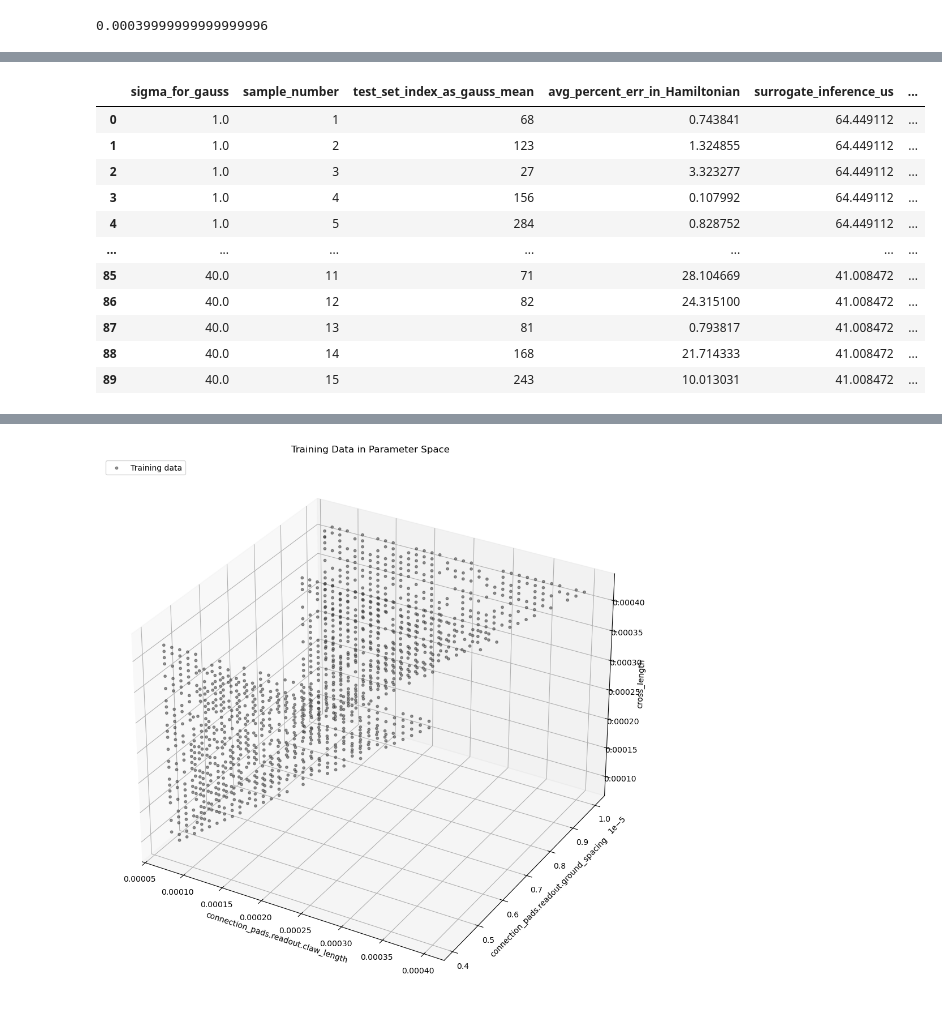
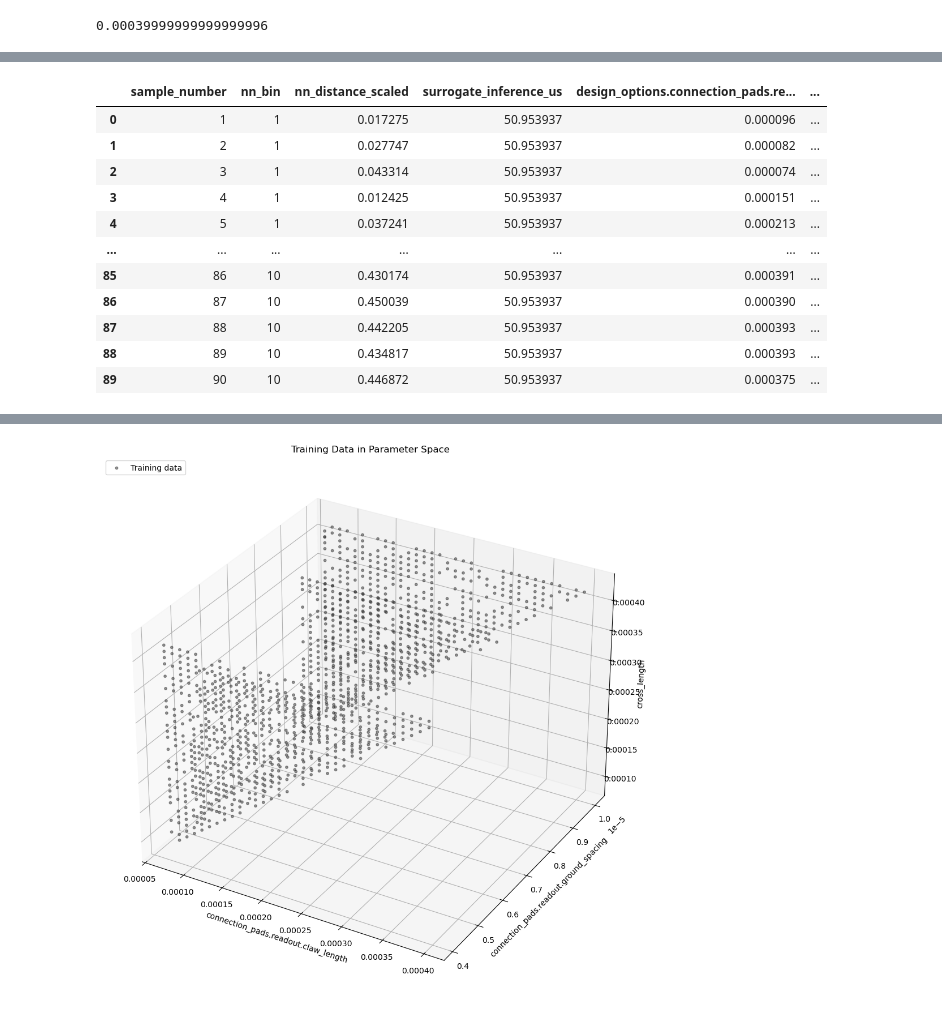
Before and after one commit to CosmiQuantum/ML_qubit_design, a Jupyter notebook: model_predict_qubit-TransmonCross-Hamiltonian_params/ml_14_surrogate_stress_test.ipynb, the cells around one changed output, grey strips where cells are left out. Cells and saved outputs as stored; diff of their text form; code cells hidden in the pictures.

Commit message:
updated stress test to randomly select samples across the data set

```diff
--- a/model_predict_qubit-TransmonCross-Hamiltonian_params/ml_14_surrogate_stress_test.ipynb
+++ b/model_predict_qubit-TransmonCross-Hamiltonian_params/ml_14_surrogate_stress_test.ipynb
@@ -428,0 +222,19 @@ First see how 'accuracy' scales with sigma, although this isnt really accurate b
+# %%
+#generate the random points and run them through the surrogate
+random_unscaled = generate_random_bounded(N_RANDOM_POINTS, param_ranges)
+
+#scale to [0,1] for the surrogate
+random_scaled = scale_qiskit(random_unscaled)
+
+#actually run through surrogate and time it
+print(f'Running {len(random_scaled)} samples through surrogate...')
+t0 = time.time()
+with tf.device('/CPU:0'):
+    predicted_Hamiltonian_scaled = surrogate.predict(random_scaled.astype('float32'), verbose=0)
+t1 = time.time()
+total_time = t1 - t0
+per_sample_us = (total_time / len(random_scaled)) * 1e6
+print(f'  Time: {total_time:.3f}s total, {per_sample_us:.1f} μs/sample')
+
+#unscale the predictions back to real values
+predicted_Hamiltonian_unscaled = unscale_Hamiltonian(predicted_Hamiltonian_scaled)
@@ -650,33 +383,26 @@ RANDOM 15 CANDIDATES — Sigma = 1% of param range
 # %%
-# Save a CSV with all the random candidates for Firas to simulate in Ansys
+#save a CSV with all 90 random candidates for Firas to simulate in Ansys
 export_rows = []
-for sigma_frac in SIGMA_FRACTIONS:
-    rc = random_candidates[sigma_frac]
-    for rank in range(len(rc['indices'])):
-        row = {
-            'sigma_for_gauss': sigma_frac * 100,
-            'sample_number': rank + 1,
-            'test_set_index_as_gauss_mean': rc['seed_idx'][rank],
-            'avg_percent_err_in_Hamiltonian': rc['mean_pct_error'][rank],
-            'surrogate_inference_us': all_results[sigma_frac]['per_sample_us'],
-        }
-        #qiskit metal params
-        for j, name in enumerate(qiskit_param_names):
-            val = rc['params_unscaled'][rank, j]
-            row[f'{name}'] = val
-        #surrogate predicted Hamiltonian params
-        for j, name in enumerate(Hamiltonian_column_names):
-            short = name.split('.')[-1] if '.' in name else name
-            row[f'surrogate_pred_{short}'] = rc['predicted_Hamiltonian_unscaled'][rank, j]
-        #target Hamiltonian params
-        for j, name in enumerate(Hamiltonian_column_names):
-            short = name.split('.')[-1] if '.' in name else name
-            row[f'target_{short}'] = rc['target_Hamiltonian_unscaled'][rank, j]
-        export_rows.append(row)
+for i in range(len(selected_idx)):
+    row = {
+        'sample_number': i + 1,
+        'nn_bin': int(selected_bin[i]),
+        'nn_distance_scaled': selected_nn_dist[i],
+        'surrogate_inference_us': per_sample_us,
+    }
+    #qiskit metal params
+    for j, name in enumerate(qiskit_param_names):
+        val = selected_params_unscaled[i, j]
+        row[f'{name}'] = val
+    #surrogate predicted Hamiltonian params
+    for j, name in enumerate(Hamiltonian_column_names):
+        short = name.split('.')[-1] if '.' in name else name
+        row[f'surrogate_pred_{short}'] = selected_pred_Hamiltonian[i, j]
+    export_rows.append(row)
 
 df_export = pd.DataFrame(export_rows)
-csv_path = 'random_candidates_for_ansys_validation_v3.csv'
+csv_path = 'random_candidates_for_ansys_validation_nn_bins.csv'
 df_export.to_csv(csv_path, index=False, float_format='%.6g')
-print(f'Saved {len(df_export)} random candidates to {csv_path} ({N_RANDOM} per sigma x {len(SIGMA_FRACTIONS)} sigmas)')
+print(f'Saved {len(df_export)} random candidates to {csv_path} ({N_PER_BIN} per bin x {N_BINS} bins)')
 display(df_export)
 # %% [output]
@@ -684,12 +410,12 @@ Saved 90 random candidates to random_candidates_for_ansys_validation_v3.csv (15
-|  | sigma_for_gauss | sample_number | test_set_index_as_gauss_mean | avg_percent_err_in_Hamiltonian | surrogate_inference_us | ... |
-| 0 | 1.0 | 1 | 68 | 0.743841 | 64.449112 | ... |
-| 1 | 1.0 | 2 | 123 | 1.324855 | 64.449112 | ... |
-| 2 | 1.0 | 3 | 27 | 3.323277 | 64.449112 | ... |
-| 3 | 1.0 | 4 | 156 | 0.107992 | 64.449112 | ... |
-| 4 | 1.0 | 5 | 284 | 0.828752 | 64.449112 | ... |
+|  | sample_number | nn_bin | nn_distance_scaled | surrogate_inference_us | design_options.connection_pads.re... | ... |
+| 0 | 1 | 1 | 0.017275 | 50.953937 | 0.000096 | ... |
+| 1 | 2 | 1 | 0.027747 | 50.953937 | 0.000082 | ... |
+| 2 | 3 | 1 | 0.043314 | 50.953937 | 0.000074 | ... |
+| 3 | 4 | 1 | 0.012425 | 50.953937 | 0.000151 | ... |
+| 4 | 5 | 1 | 0.037241 | 50.953937 | 0.000213 | ... |
 | ... | ... | ... | ... | ... | ... | ... |
-| 85 | 40.0 | 11 | 71 | 28.104669 | 41.008472 | ... |
-| 86 | 40.0 | 12 | 82 | 24.315100 | 41.008472 | ... |
-| 87 | 40.0 | 13 | 81 | 0.793817 | 41.008472 | ... |
-| 88 | 40.0 | 14 | 168 | 21.714333 | 41.008472 | ... |
-| 89 | 40.0 | 15 | 243 | 10.013031 | 41.008472 | ... |
+| 85 | 86 | 10 | 0.430174 | 50.953937 | 0.000391 | ... |
+| 86 | 87 | 10 | 0.450039 | 50.953937 | 0.000390 | ... |
+| 87 | 88 | 10 | 0.442205 | 50.953937 | 0.000393 | ... |
+| 88 | 89 | 10 | 0.434817 | 50.953937 | 0.000393 | ... |
+| 89 | 90 | 10 | 0.446872 | 50.953937 | 0.000375 | ... |
```
Also changed, not shown: parts of 34 cells of this notebook, 39 other files.
